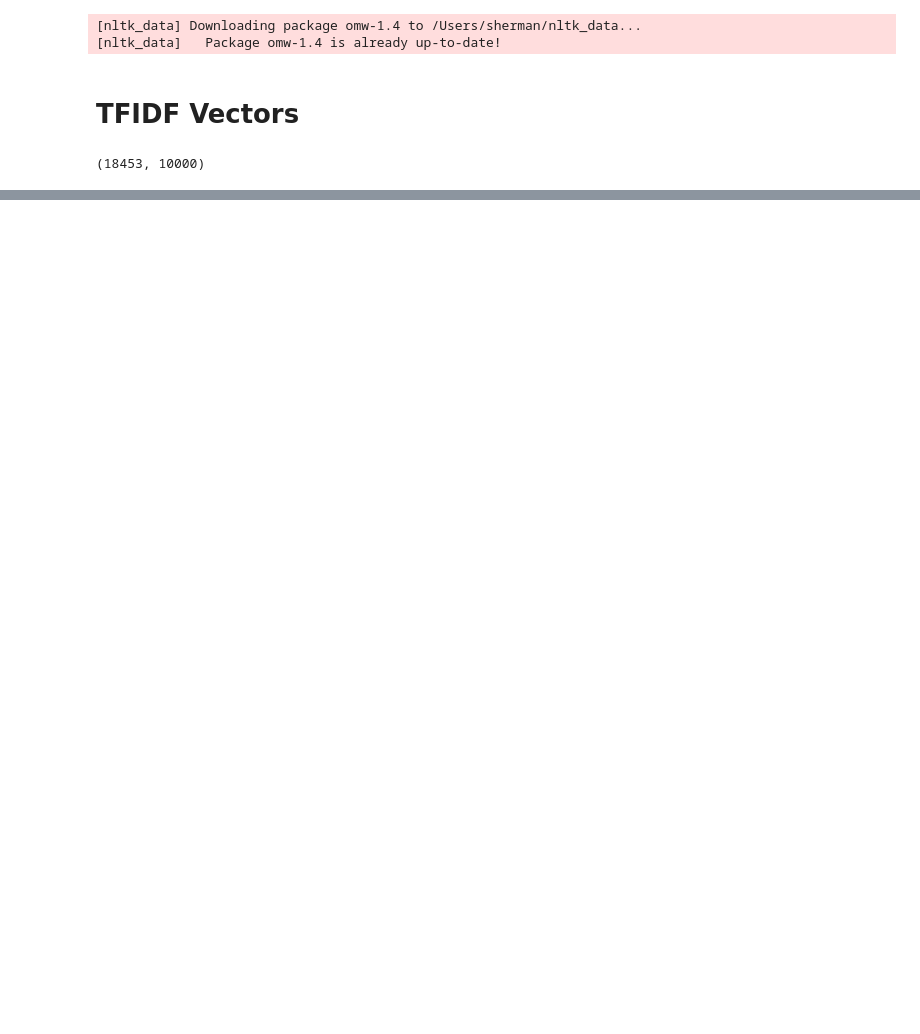
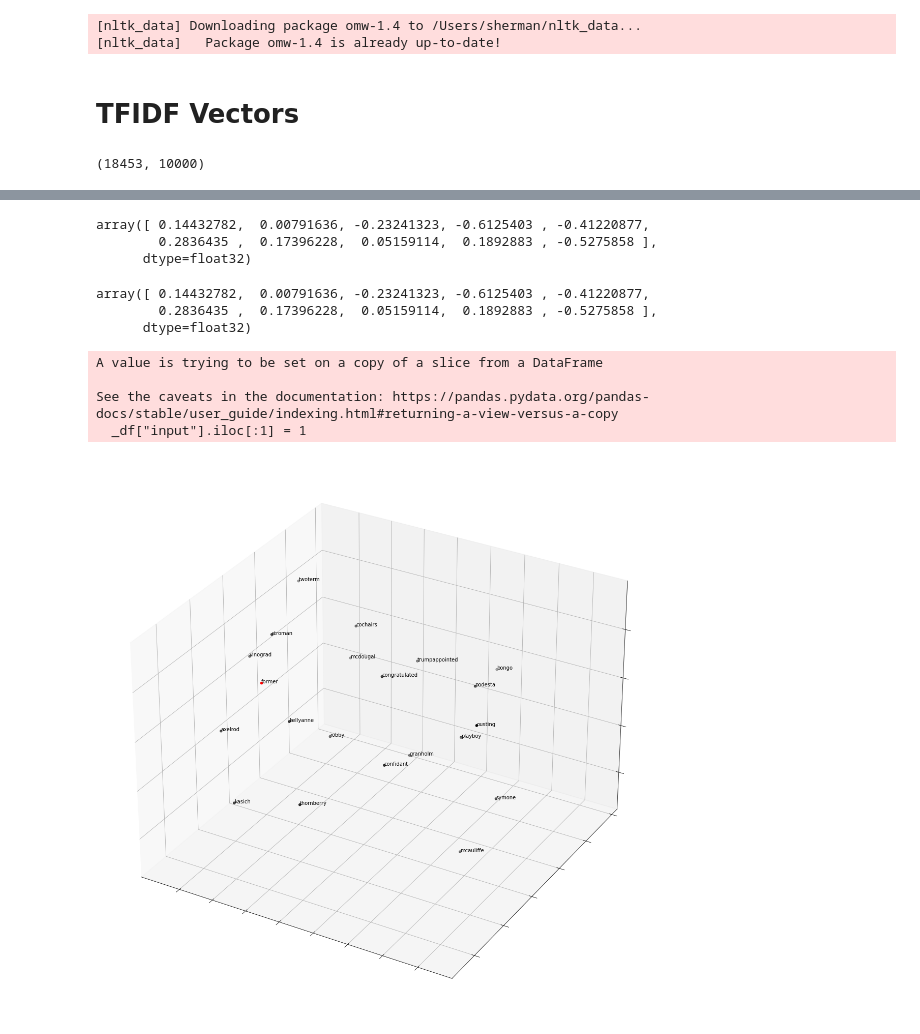
Before and after one commit to shermanleejm/IS424-T4, a Jupyter notebook: 2.Data Preparation.ipynb, the cells around one changed output, grey strips where cells are left out. Saved outputs shown, nothing was run; the diff lists cells and outputs as text; code cells hidden in the pictures; blank space fills up the shorter version.

Commit message:
added word embeddings and sample similar words

```diff
--- a/2.Data Preparation.ipynb
+++ b/2.Data Preparation.ipynb
@@ -131,0 +137,60 @@ print(list(b_set)[:10])
+# %%
+nlp.wv["former"][:10]
+# %% [output]
+array([ 0.14432782,  0.00791636, -0.23241323, -0.6125403 , -0.41220877,
+        0.2836435 ,  0.17396228,  0.05159114,  0.1892883 , -0.5275858 ],
+      dtype=float32)
+# %%
+WORD_EMBEDDINGS_FILEPATH = "processed_data/local_word_embeddings.model"
+nlp.save(WORD_EMBEDDINGS_FILEPATH)
+nlp = gensim.models.Word2Vec.load(WORD_EMBEDDINGS_FILEPATH)
+nlp.wv["former"][:10]
+# %% [output]
+array([ 0.14432782,  0.00791636, -0.23241323, -0.6125403 , -0.41220877,
+        0.2836435 ,  0.17396228,  0.05159114,  0.1892883 , -0.5275858 ],
+      dtype=float32)
+# %%
+## similar words to "former"
+word = "former"
+fig = plt.figure(figsize=(20, 20))
+
+total = [word] + [x[0] for x in nlp.wv.most_similar(word, topn=20)]
+_ = nlp.wv[total]
+
+pca = manifold.TSNE(init="pca", n_components=3)
+_ = pca.fit_transform(_)
+
+_df = pd.DataFrame(_, index=total, columns=["x", "y", "z"])
+_df["input"] = 0
+_df["input"].iloc[:1] = 1
+
+ax = fig.add_subplot(111, projection="3d")
+ax.scatter(
+    _df[_df["input"] == 0]["x"],
+    _df[_df["input"] == 0]["y"],
+    _df[_df["input"] == 0]["z"],
+    c="black",
+)
+ax.scatter(
+    _df[_df["input"] == 1]["x"],
+    _df[_df["input"] == 1]["y"],
+    _df[_df["input"] == 1]["z"],
+    c="red",
+)
+ax.set(
+    xlabel=None,
+    ylabel=None,
+    zlabel=None,
+    xticklabels=[],
+    yticklabels=[],
+    zticklabels=[],
+)
+for i, row in _df[["x", "y", "z"]].iterrows():
+    x, y, z = row
+    ax.text(x, y, z, s=i)
+# %% [output]
+A value is trying to be set on a copy of a slice from a DataFrame
+
+See the caveats in the documentation: https://pandas.pydata.org/pandas-docs/stable/user_guide/indexing.html#returning-a-view-versus-a-copy
+  _df["input"].iloc[:1] = 1
+[figure, added]
```
Also changed, not shown: parts of 9 cells of this notebook, 5 other files.
